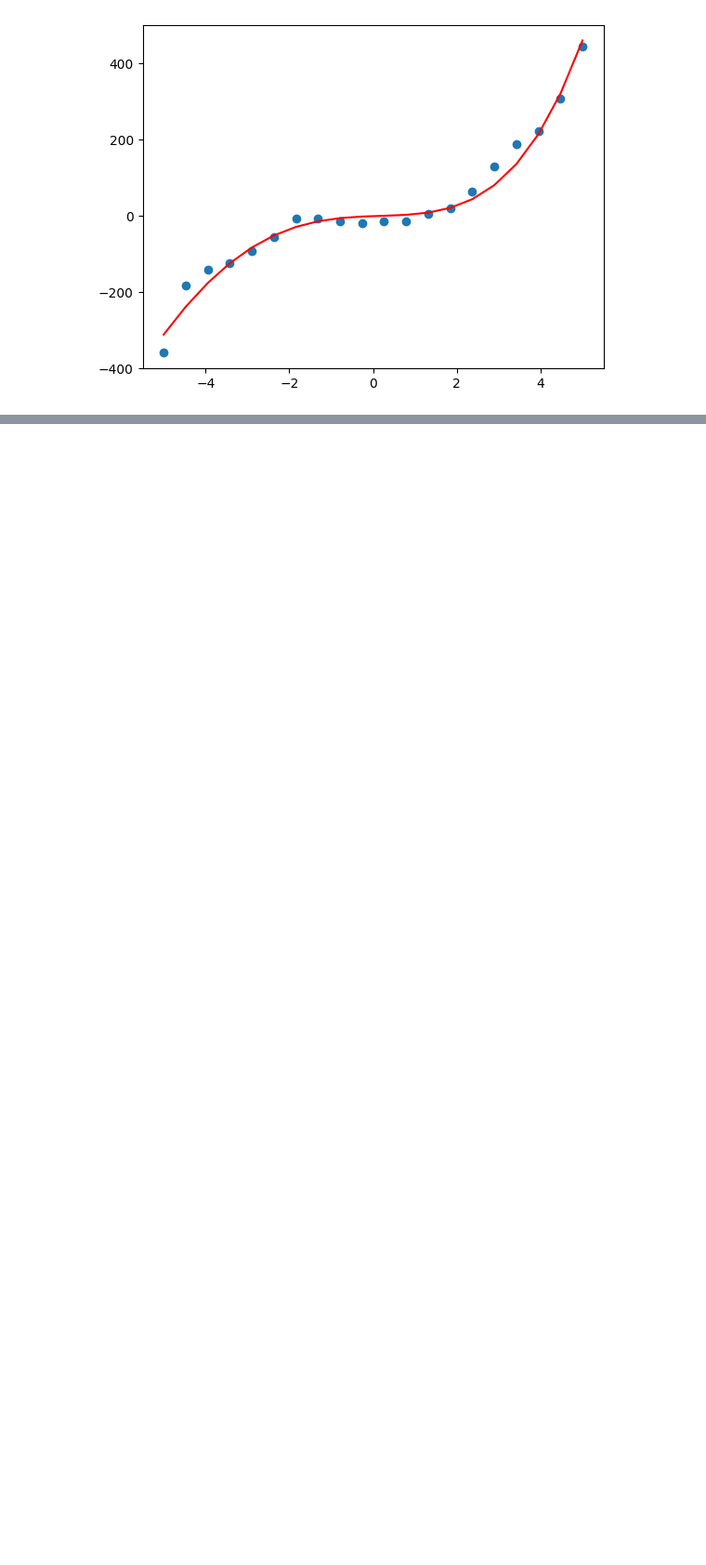
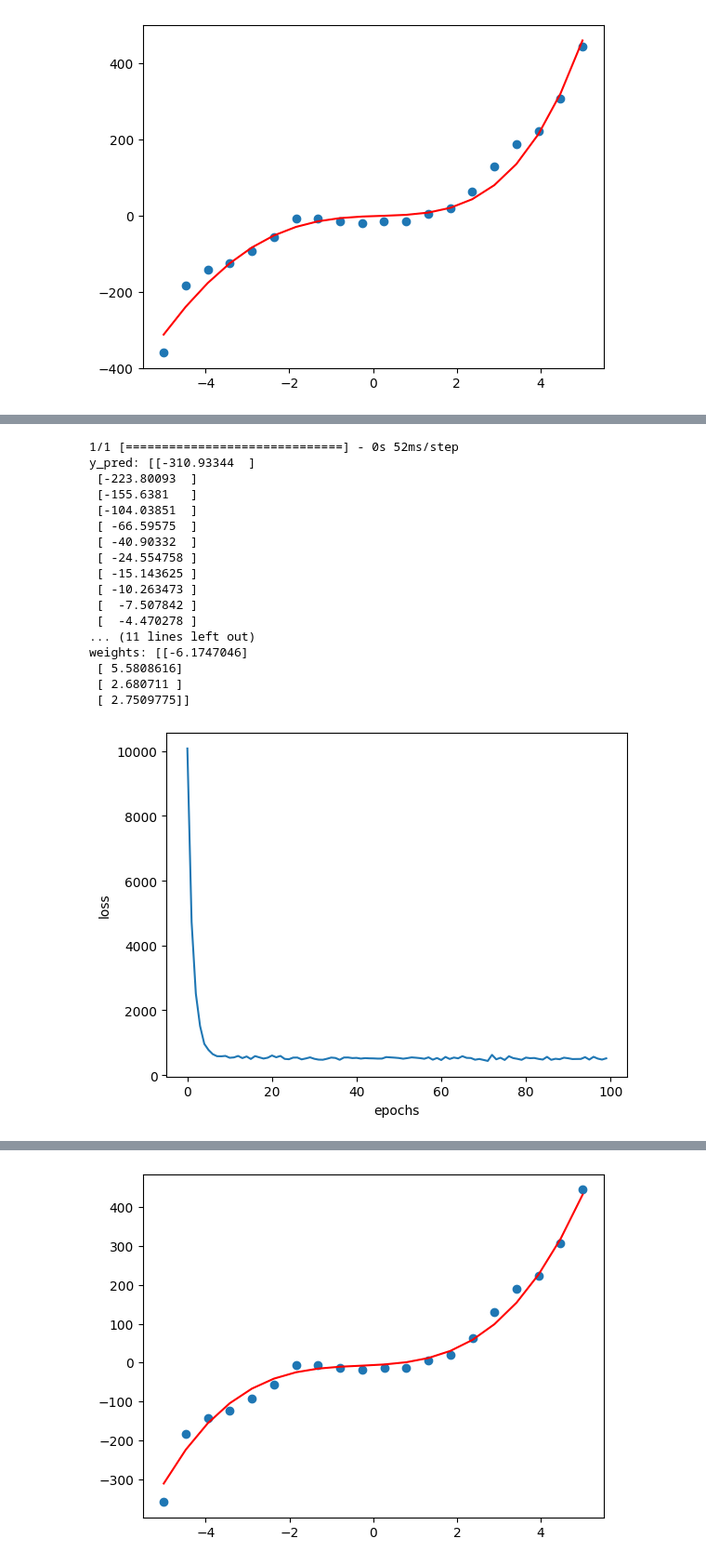
Before and after one commit to Eunhasuiin/Tensorflow-DeepLearning-Programing, a Jupyter notebook: TDP_03.ipynb, the cells around one changed output, grey strips where cells are left out. Shown at 93% size. Drawn from its saved outputs; the diff is of its cells as text; code cells hidden in the pictures; blank space fills up the shorter version.

```diff
--- a/TDP_03.ipynb
+++ b/TDP_03.ipynb
@@ -940,0 +1062,44 @@ len(w_true.numpy())
+# %%
+import tensorflow as tf
+import numpy as np
+import matplotlib.pyplot as plt
+
+def dataset(train_size=100):
+  tf.random.set_seed(1)
+  x=tf.linspace(-5.0,5.0, num=train_size)
+  y=3.0 * x**3 + 2.0 * x**2 + x + 4.0
+  y+=tf.random.normal([train_size], mean=0.0, stddev=30.0)
+  return x, y
+
+x, y_true=dataset(20)
+
+n=3
+X=np.ones(shape=(len(x), n+1), dtype=np.float32)
+for i in range(1,n+1): X[:,i]=x ** i
+
+model=tf.keras.Sequential([tf.keras.layers.Dense(units=1, use_bias=False, input_shape=(n+1,))]) #x ** 0 is bias
+model.summary()
+
+opt=tf.keras.optimizers.RMSprop(learning_rate=0.1)
+model.compile(opt,loss="mse")
+
+ret=model.fit(X, y_true, epochs=100, batch_size=4, verbose=2)
+y_pred=model.predict(X)
+print("y_pred:",y_pred)
+print("len(model.layers):", len(model.layers))
+
+loss=ret.history['loss']
+print("loss:",loss[-1])
+print("weights:", model.layers[0].weights[0].numpy())
+
+#draw plot
+plt.plot(loss)
+plt.xlabel("epochs")
+plt.ylabel("loss")
+plt.show()
+
+plt.scatter(x,y_true)
+y_pred=model.predict(X)
+plt.plot(x, y_pred, color='red')
+plt.show()
+# %% [output]
@@ -940,0 +1124,18 @@ len(w_true.numpy())
+1/1 [==============================] - 0s 52ms/step
+y_pred: [[-310.93344  ]
+ [-223.80093  ]
+ [-155.6381   ]
+ [-104.03851  ]
+ [ -66.59575  ]
+ [ -40.90332  ]
+ [ -24.554758 ]
+ [ -15.143625 ]
+ [ -10.263473 ]
+ [  -7.507842 ]
+ [  -4.470278 ]
+... (11 lines left out)
+weights: [[-6.1747046]
+ [ 5.5808616]
+ [ 2.680711 ]
+ [ 2.7509775]]
+[figure, added]
@@ -940,0 +1143 @@ len(w_true.numpy())
+[figure, added]
```
Also changed, not shown: parts of 18 cells of this notebook.
